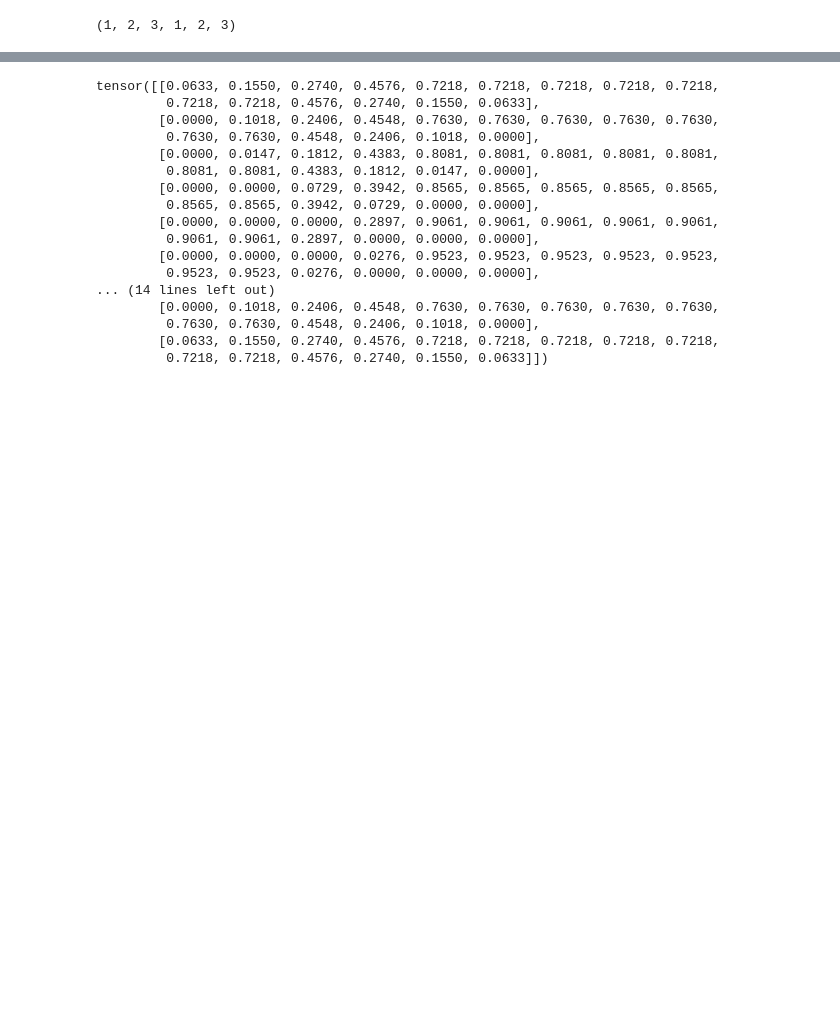
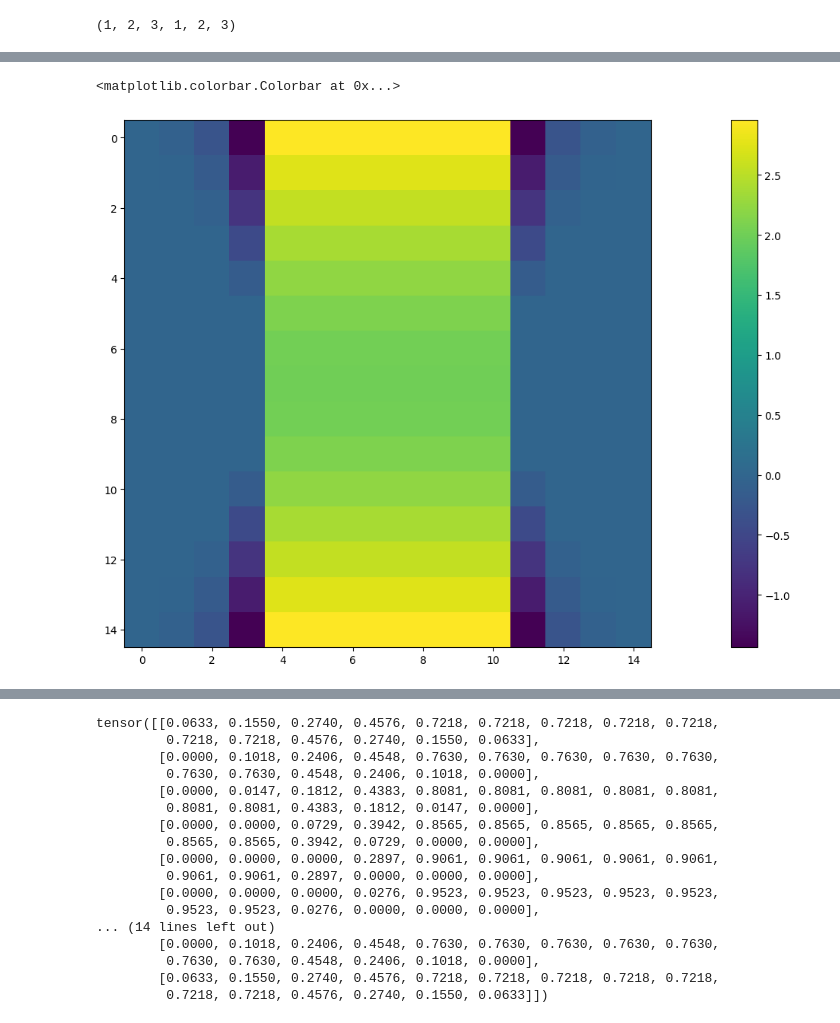
Before and after one commit to Junang-Wang/Top-invar-DL, a Jupyter notebook: Graphene_SS_Note.ipynb, the cells around one changed output, grey strips where cells are left out. Saved outputs shown, nothing was run; the diff lists cells and outputs as text; code cells hidden in the pictures; blank space fills up the shorter version.

```diff
--- a/Graphene_SS_Note.ipynb
+++ b/Graphene_SS_Note.ipynb
@@ -161,0 +167,10 @@ tensor(1.0659, device='cpu')
+# %%
+fig,ax = plt.subplots(1,1)
+fig.set_figwidth(27)
+fig.set_figheight(9)
+im=ax.imshow(D_total[1,5])
+#im=ax[1].imshow(D_total[1,5],vmax=vmax,vmin=vmin)
+plt.colorbar(im,ax=ax)
+# %% [output]
+<matplotlib.colorbar.Colorbar at 0x...>
+[figure, added]
```
Also changed, not shown: parts of 13 cells of this notebook, 2 other files.
